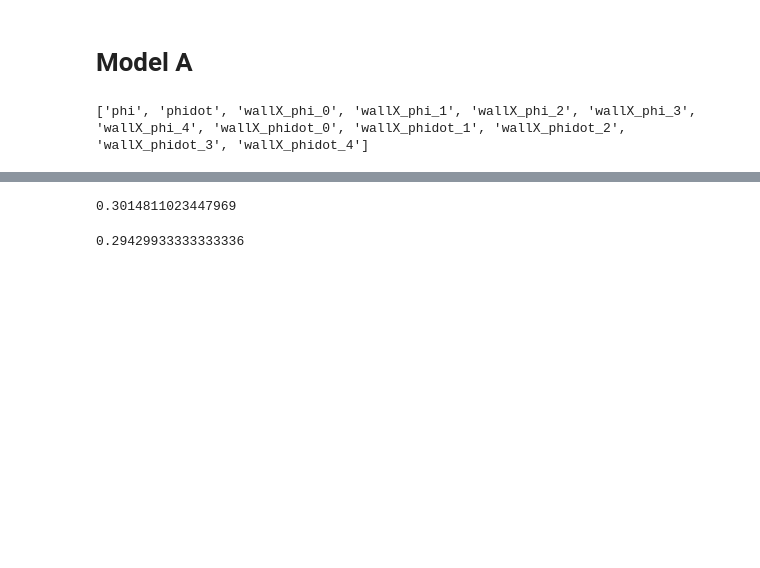
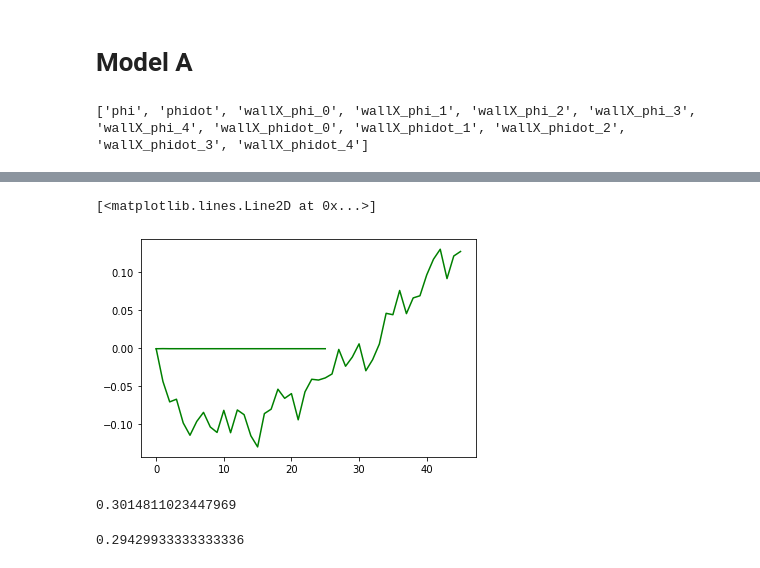
Before and after one commit to jannisgebbo/langevinA, a Jupyter notebook: ModelA-Beuler/measurementsDev.ipynb, the cells around one changed output, grey strips where cells are left out. Drawn from its saved outputs; the diff is of its cells as text; code cells hidden in the pictures; blank space fills up the shorter version.

```diff
--- a/ModelA-Beuler/measurementsDev.ipynb
+++ b/ModelA-Beuler/measurementsDev.ipynb
@@ -22,3 +39,12 @@ x = np.loadtxt("/Users/adrien/Documents/langevin/bin/averages.txt") #FE n=32 dt=
+# %%
+crazy = h5py.File('./superCrazyyyy.h5','r')
+x = h5py.File('./crazy.h5','r')
+# %%
+plt.plot(crazy["phi"][0:-1:1,0],'g')
+plt.plot(x["phi"][0:-1:1,0],'g')
+# %% [output]
+[<matplotlib.lines.Line2D at 0x...>]
+[figure, added]
 # %%
 np.mean(r4["phi"][6000:-1:10,0])
 # %% [output]
```
Also changed, not shown: parts of 3 cells of this notebook, 2 other files.
